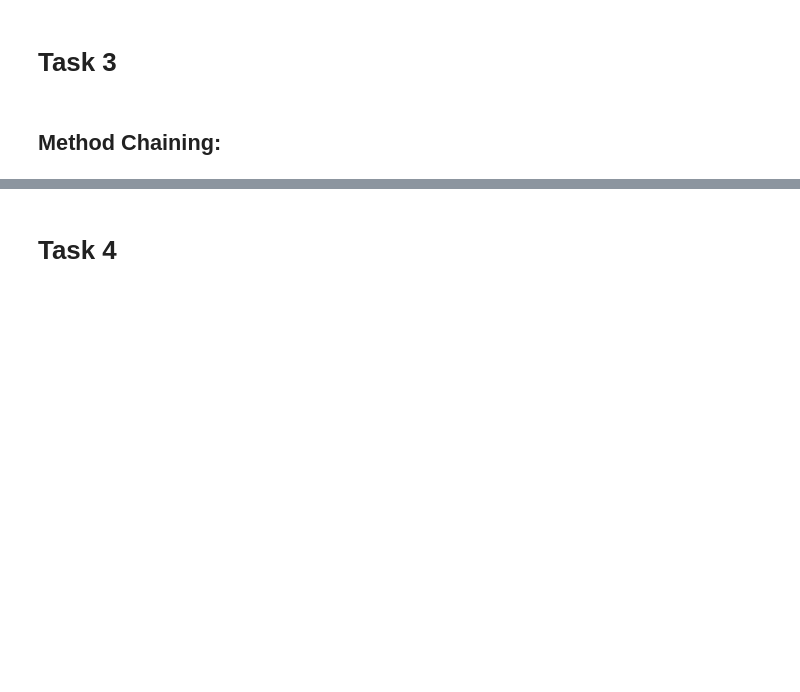
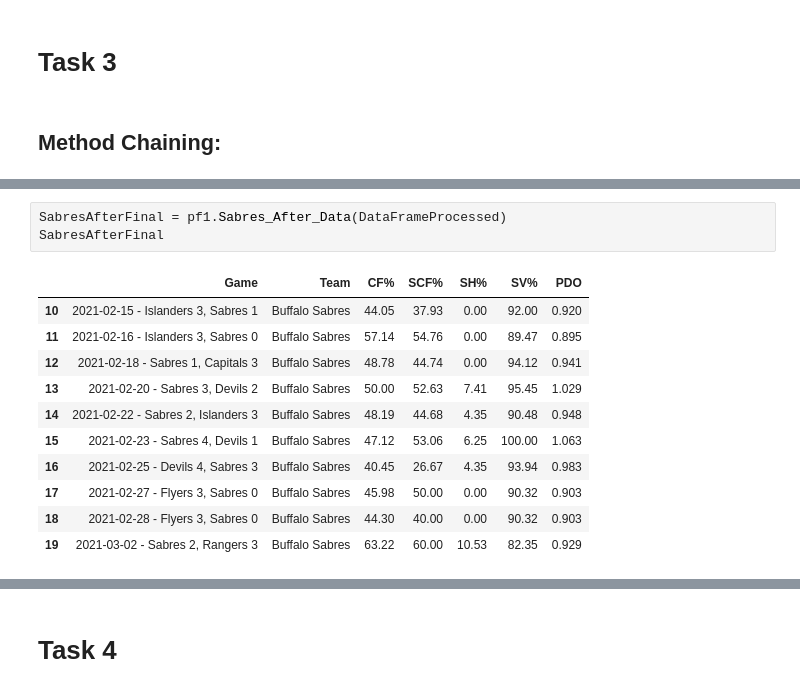
Before and after one commit to data301-2021-winter1/project-group23-project, a Jupyter notebook: notebooks/analysis1.ipynb, the cells around one changed output, grey strips where cells are left out. Drawn from its saved outputs; the diff is of its cells as text; blank space fills up the shorter version.

```diff
--- a/notebooks/analysis1.ipynb
+++ b/notebooks/analysis1.ipynb
@@ -102,0 +167,15 @@ SabresAfter = Sabres2.drop(Sabres2.index[0:10]).drop(Sabres2.index[20:])
+# %%
+SabresAfterFinal = pf1.Sabres_After_Data(DataFrameProcessed)
+SabresAfterFinal
+# %% [output]
+|  | Game | Team | CF% | SCF% | SH% | SV% | PDO |
+| 10 | 2021-02-15 - Islanders 3, Sabres 1 | Buffalo Sabres | 44.05 | 37.93 | 0.00 | 92.00 | 0.920 |
+| 11 | 2021-02-16 - Islanders 3, Sabres 0 | Buffalo Sabres | 57.14 | 54.76 | 0.00 | 89.47 | 0.895 |
+| 12 | 2021-02-18 - Sabres 1, Capitals 3 | Buffalo Sabres | 48.78 | 44.74 | 0.00 | 94.12 | 0.941 |
+| 13 | 2021-02-20 - Sabres 3, Devils 2 | Buffalo Sabres | 50.00 | 52.63 | 7.41 | 95.45 | 1.029 |
+| 14 | 2021-02-22 - Sabres 2, Islanders 3 | Buffalo Sabres | 48.19 | 44.68 | 4.35 | 90.48 | 0.948 |
+| 15 | 2021-02-23 - Sabres 4, Devils 1 | Buffalo Sabres | 47.12 | 53.06 | 6.25 | 100.00 | 1.063 |
+| 16 | 2021-02-25 - Devils 4, Sabres 3 | Buffalo Sabres | 40.45 | 26.67 | 4.35 | 93.94 | 0.983 |
+| 17 | 2021-02-27 - Flyers 3, Sabres 0 | Buffalo Sabres | 45.98 | 50.00 | 0.00 | 90.32 | 0.903 |
+| 18 | 2021-02-28 - Flyers 3, Sabres 0 | Buffalo Sabres | 44.30 | 40.00 | 0.00 | 90.32 | 0.903 |
+| 19 | 2021-03-02 - Sabres 2, Rangers 3 | Buffalo Sabres | 63.22 | 60.00 | 10.53 | 82.35 | 0.929 |
```
Also changed, not shown: parts of 10 cells of this notebook, 3 other files.
